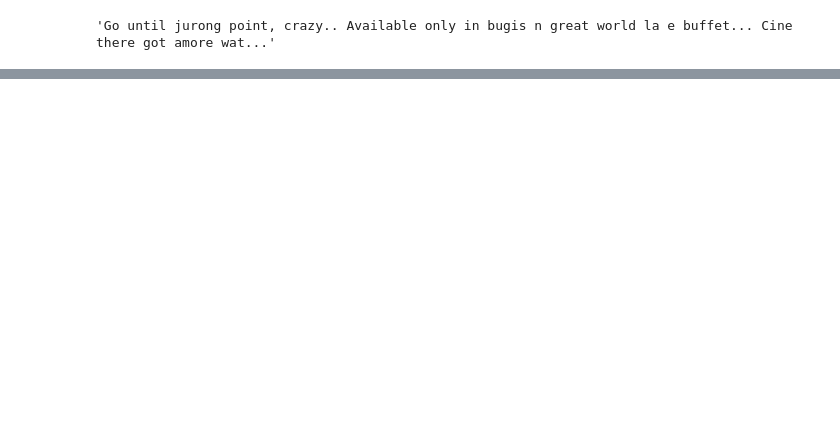
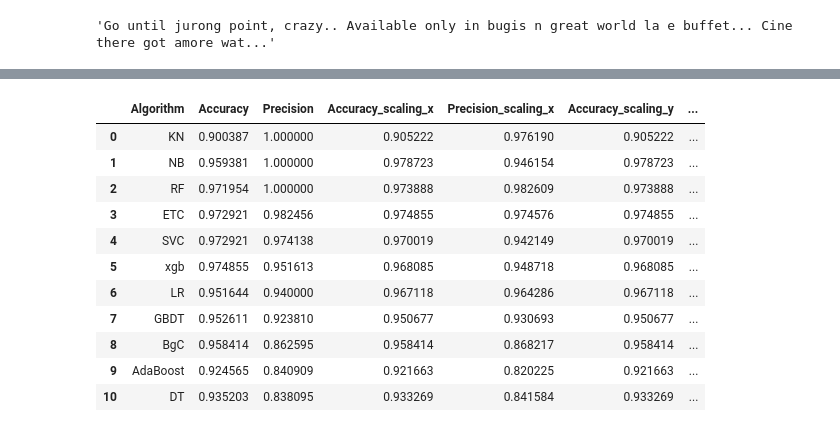
Before and after one commit to Code-With-Samuel/Spam_Email_Classifier, a Jupyter notebook: sms-spam-detection.ipynb, the cells around one changed output, grey strips where cells are left out. Drawn from its saved outputs; the diff is of its cells as text; code cells hidden in the pictures; blank space fills up the shorter version.

```diff
--- a/sms-spam-detection.ipynb
+++ b/sms-spam-detection.ipynb
@@ -474,0 +859,3 @@ df.head()
+# %%
+performance_df = pd.DataFrame({'Algorithm':clfs.keys(),'Accuracy':accuracy_scores,'Precision':precision_scores}).sort_values('Precision',ascending=False)
+performance_df
@@ -474,0 +908,2 @@ df.head()
+# %%
+temp_df = pd.DataFrame({'Algorithm':clfs.keys(),'Accuracy_max_ft_3000':accuracy_scores,'Precision_max_ft_3000':precision_scores}).sort_values('Precision_max_ft_3000',ascending=False)
@@ -474,0 +925,20 @@ df.head()
+# %%
+temp_df2 = pd.DataFrame({'Algorithm':clfs.keys(),'Accuracy_scaling':accuracy_scores,'Precision_scaling':precision_scores}).sort_values('Precision_scaling',ascending=False)
+# %%
+new_df = performance_df.merge(temp_df2, on='Algorithm')
+new_df_scaled = new_df.merge(temp_df, on='Algorithm')
+# %%
+new_df_scaled
+# %% [output]
+|  | Algorithm | Accuracy | Precision | Accuracy_scaling_x | Precision_scaling_x | Accuracy_scaling_y | ... |
+| 0 | KN | 0.900387 | 1.000000 | 0.905222 | 0.976190 | 0.905222 | ... |
+| 1 | NB | 0.959381 | 1.000000 | 0.978723 | 0.946154 | 0.978723 | ... |
+| 2 | RF | 0.971954 | 1.000000 | 0.973888 | 0.982609 | 0.973888 | ... |
+| 3 | ETC | 0.972921 | 0.982456 | 0.974855 | 0.974576 | 0.974855 | ... |
+| 4 | SVC | 0.972921 | 0.974138 | 0.970019 | 0.942149 | 0.970019 | ... |
+| 5 | xgb | 0.974855 | 0.951613 | 0.968085 | 0.948718 | 0.968085 | ... |
+| 6 | LR | 0.951644 | 0.940000 | 0.967118 | 0.964286 | 0.967118 | ... |
+| 7 | GBDT | 0.952611 | 0.923810 | 0.950677 | 0.930693 | 0.950677 | ... |
+| 8 | BgC | 0.958414 | 0.862595 | 0.958414 | 0.868217 | 0.958414 | ... |
+| 9 | AdaBoost | 0.924565 | 0.840909 | 0.921663 | 0.820225 | 0.921663 | ... |
+| 10 | DT | 0.935203 | 0.838095 | 0.933269 | 0.841584 | 0.933269 | ... |
```
Also changed, not shown: parts of 68 cells of this notebook.
